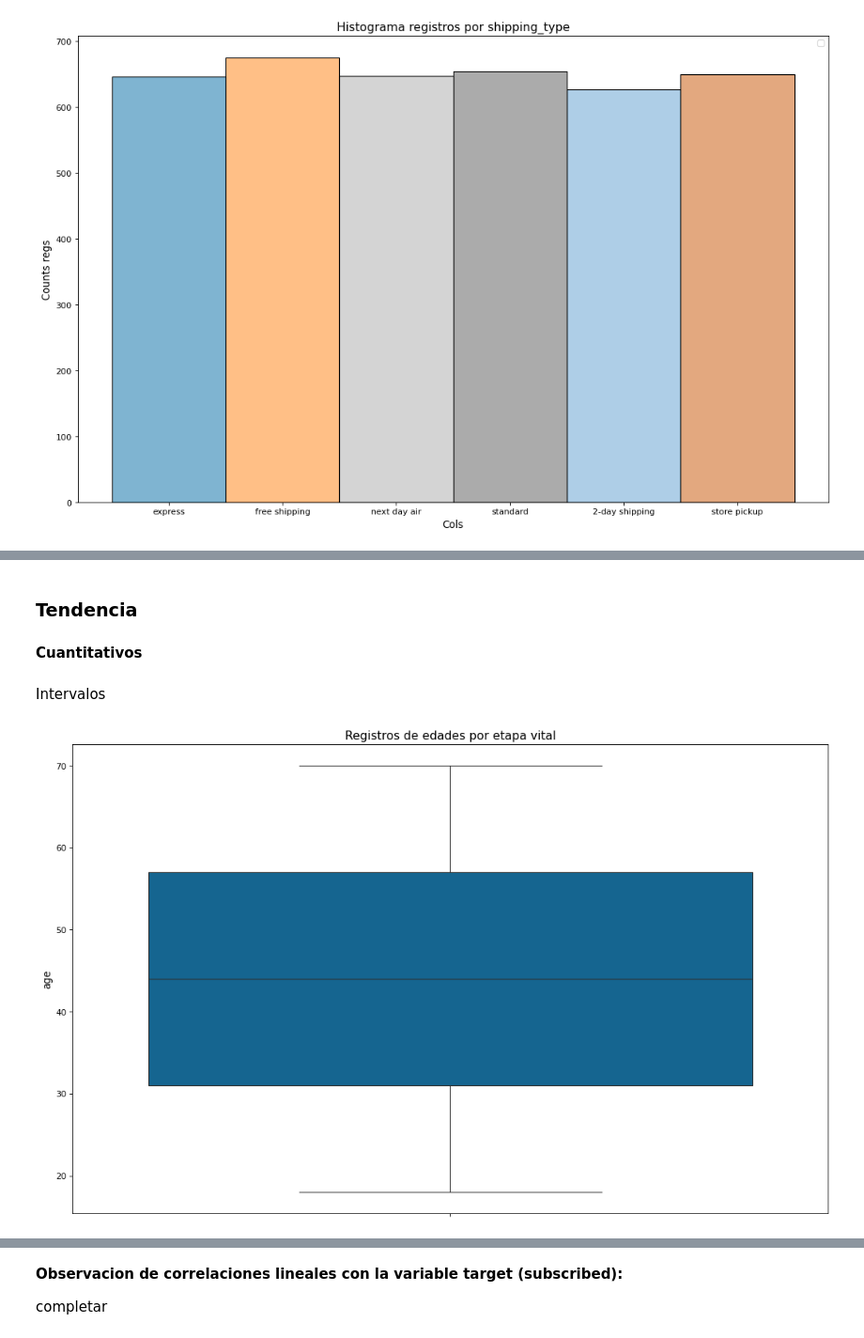
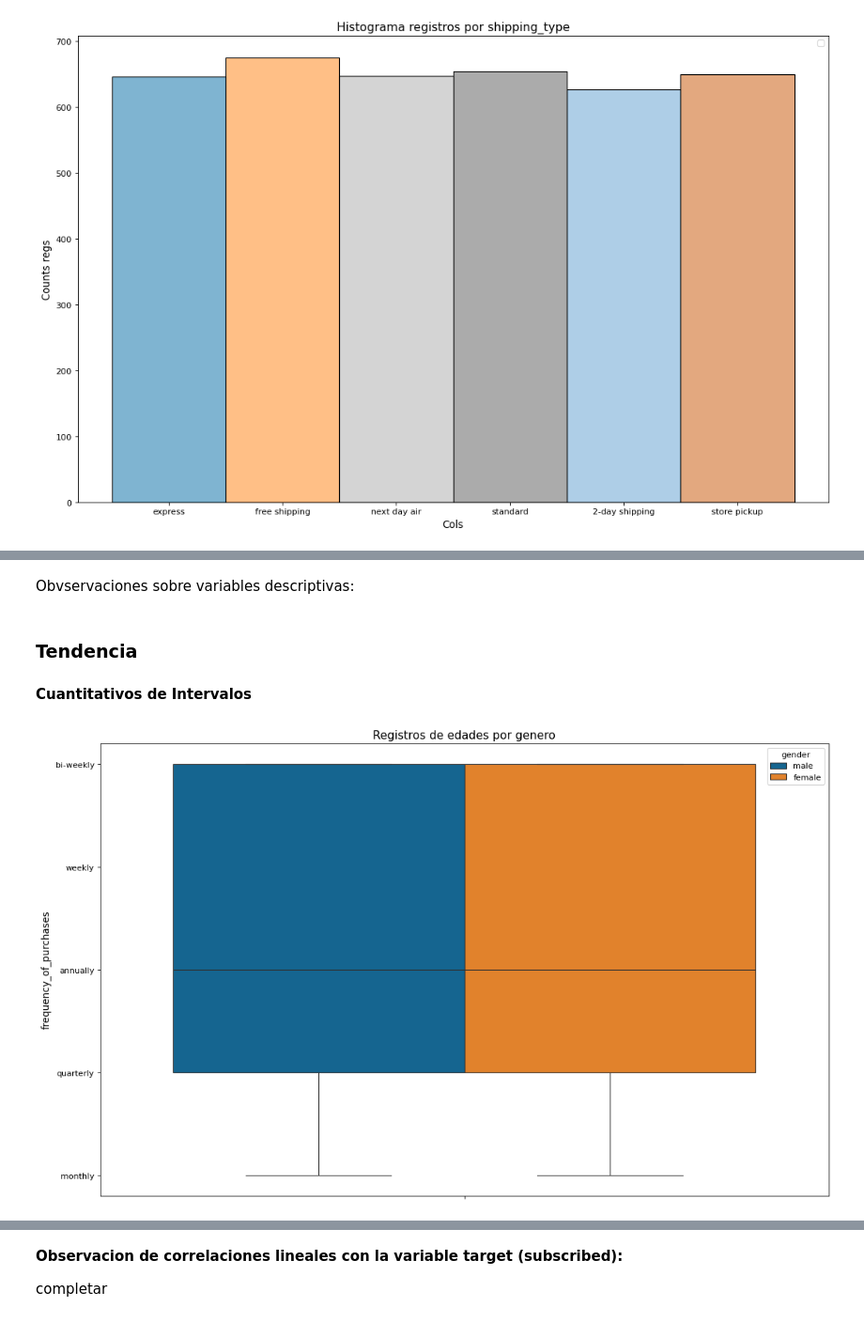
Before and after one commit to ianCristianAriel/2024-eeuu-comportamiento-consumidor, a Jupyter notebook: notebooks/3_eda.ipynb, the cells around one changed output, grey strips where cells are left out. Shown at 94% size. Cells and saved outputs as stored; diff of their text form; code cells hidden in the pictures.

Commit message:
Agrego algunos graficos y obvservaciones a etapa de EDA

```diff
--- a/notebooks/3_eda.ipynb
+++ b/notebooks/3_eda.ipynb
@@ -50,8 +50,8 @@ plt.rcParams.update(params)
 # Activo la visualización de gráficos en línea (dentro de la celda de código)
 %matplotlib inline
 # %%
-path_df_procesado = '../data/gold/df_procesado.csv'
-path_csv_estandarizado_escalado = '../data/silver/df_estandarizado_escalado.csv'
+path_df_procesado = '../data/3_gold/df_procesado.csv'
+path_csv_estandarizado_escalado = '../data/2_silver/df_estandarizado_escalado.csv'
 # %%
 df_estandarizado_escalado = pd.read_csv(path_csv_estandarizado_escalado)
 df_procesado = pd.read_csv(path_df_procesado)
@@ -129,15 +139,15 @@ for col in columns_with_high_correlation_not_encoded_lineplot:
+# %% [markdown]
+Obvservaciones sobre variables descriptivas:
 # %% [markdown]
 ### Tendencia
 # %% [markdown]
-**Cuantitativos**
+**Cuantitativos de Intervalos**
-# %% [markdown]
-Intervalos
 # %%
 #  Diagrama de cajas (Boxplot)
 columns_with_high_correlation_not_encoded_boxplot = ['age']
 # %%
-sns.boxplot(data=df_procesado, y='age')
-plt.title('Registros de edades por etapa vital')
+sns.boxplot(data=df_procesado, y='frequency_of_purchases', hue='gender')
+plt.title('Registros de edades por genero')
 plt.show()
 # %% [output]
-[figure, old version]
+[figure, new version]
```
Also changed, not shown: parts of 25 cells of this notebook, 1 other file.
